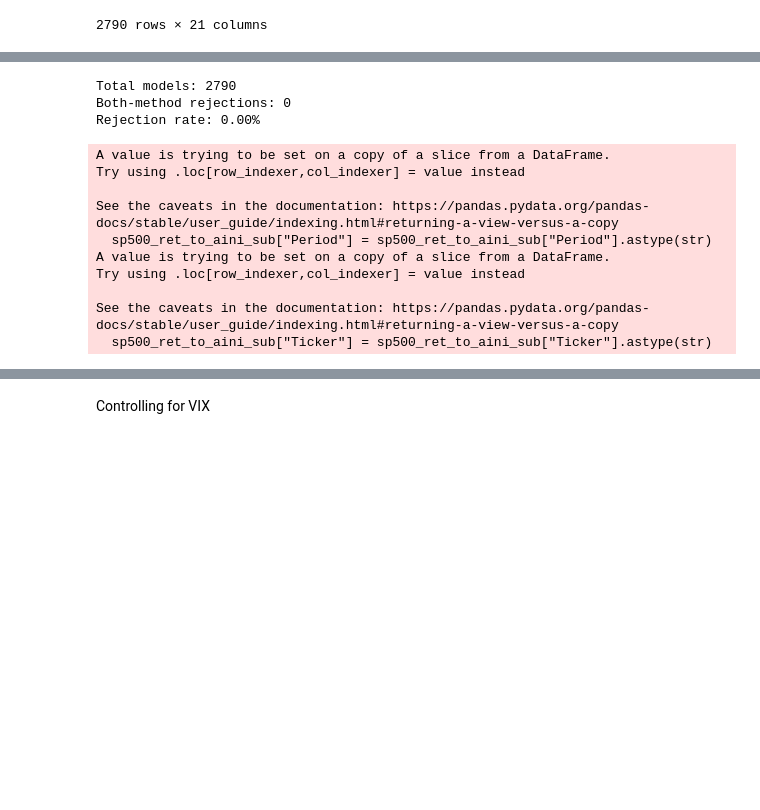
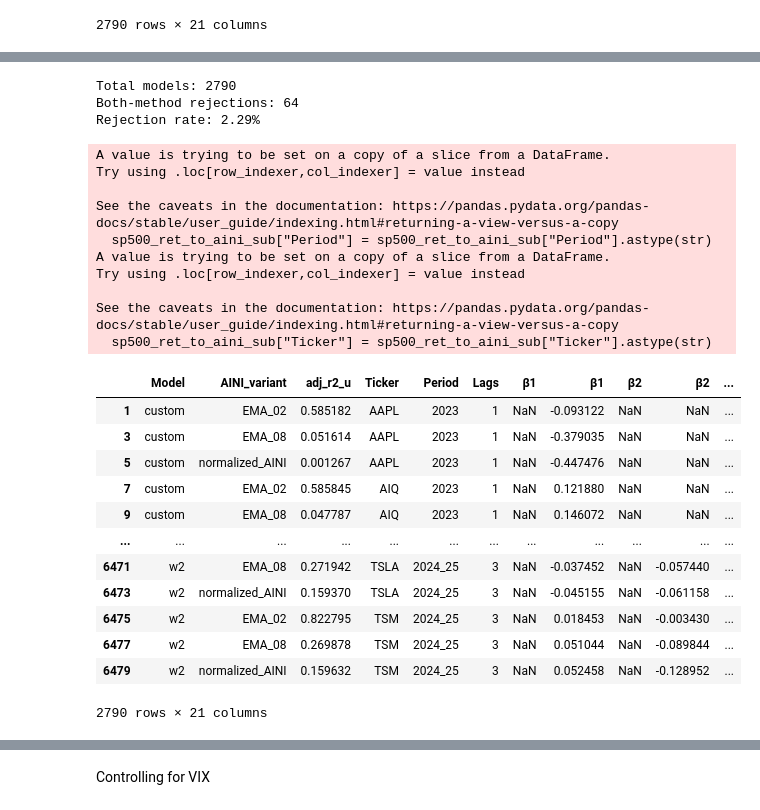
Before and after one commit to LarsIX/narrative_index, a Jupyter notebook: notebooks/analyse_gc_results.ipynb, the cells around one changed output, grey strips where cells are left out. Drawn from its saved outputs; the diff is of its cells as text; code cells hidden in the pictures; blank space fills up the shorter version.

```diff
--- a/notebooks/analyse_gc_results.ipynb
+++ b/notebooks/analyse_gc_results.ipynb
@@ -505,35 +507,49 @@ See the caveats in the documentation: https://pandas.pydata.org/pandas-docs/stab
 # calculate rejection rate
 
 # Make sure Year and Ticker are strings
 sp500_ret_to_aini_sub["Period"] = sp500_ret_to_aini_sub["Period"].astype(str)
 sp500_ret_to_aini_sub["Ticker"] = sp500_ret_to_aini_sub["Ticker"].astype(str)
 
 # Total number of models tested
 total = sp500_ret_to_aini_sub["joint rej. (α=0.1)"].count()
 
 # Number of rejections (both bootstrap + HC3 significant)
 n_reject = sp500_ret_to_aini_sub["joint rej. (α=0.1)"].sum()
 
 # Rejection rate
 rejection_rate = n_reject / total * 100
 
 print(f"Total models: {total}")
 print(f"Both-method rejections: {n_reject}")
 print(f"Rejection rate: {rejection_rate:.2f}%")
+sp500_ret_to_aini_sub
 # %% [output]
 Total models: 2790
-Both-method rejections: 0
-Rejection rate: 0.00%
+Both-method rejections: 64
+Rejection rate: 2.29%
 A value is trying to be set on a copy of a slice from a DataFrame.
 Try using .loc[row_indexer,col_indexer] = value instead
 
 See the caveats in the documentation: https://pandas.pydata.org/pandas-docs/stable/user_guide/indexing.html#returning-a-view-versus-a-copy
   sp500_ret_to_aini_sub["Period"] = sp500_ret_to_aini_sub["Period"].astype(str)
 A value is trying to be set on a copy of a slice from a DataFrame.
 Try using .loc[row_indexer,col_indexer] = value instead
 
 See the caveats in the documentation: https://pandas.pydata.org/pandas-docs/stable/user_guide/indexing.html#returning-a-view-versus-a-copy
   sp500_ret_to_aini_sub["Ticker"] = sp500_ret_to_aini_sub["Ticker"].astype(str)
+|  | Model | AINI_variant | adj_r2_u | Ticker | Period | Lags | β1 | β1 | β2 | β2 | ... |
+| 1 | custom | EMA_02 | 0.585182 | AAPL | 2023 | 1 | NaN | -0.093122 | NaN | NaN | ... |
+| 3 | custom | EMA_08 | 0.051614 | AAPL | 2023 | 1 | NaN | -0.379035 | NaN | NaN | ... |
+| 5 | custom | normalized_AINI | 0.001267 | AAPL | 2023 | 1 | NaN | -0.447476 | NaN | NaN | ... |
+| 7 | custom | EMA_02 | 0.585845 | AIQ | 2023 | 1 | NaN | 0.121880 | NaN | NaN | ... |
+| 9 | custom | EMA_08 | 0.047787 | AIQ | 2023 | 1 | NaN | 0.146072 | NaN | NaN | ... |
+| ... | ... | ... | ... | ... | ... | ... | ... | ... | ... | ... | ... |
+| 6471 | w2 | EMA_08 | 0.271942 | TSLA | 2024_25 | 3 | NaN | -0.037452 | NaN | -0.057440 | ... |
+| 6473 | w2 | normalized_AINI | 0.159370 | TSLA | 2024_25 | 3 | NaN | -0.045155 | NaN | -0.061158 | ... |
+| 6475 | w2 | EMA_02 | 0.822795 | TSM | 2024_25 | 3 | NaN | 0.018453 | NaN | -0.003430 | ... |
+| 6477 | w2 | EMA_08 | 0.269878 | TSM | 2024_25 | 3 | NaN | 0.051044 | NaN | -0.089844 | ... |
+| 6479 | w2 | normalized_AINI | 0.159632 | TSM | 2024_25 | 3 | NaN | 0.052458 | NaN | -0.128952 | ... |
+2790 rows × 21 columns
 # %%
 # subset significant results
 sp500_aini_to_ret_sig = sp500_aini_to_ret_sub[sp500_aini_to_ret_sub["joint rej. (α=0.1)"] == True]
```
Also changed, not shown: parts of 33 cells of this notebook, 19 other files.
